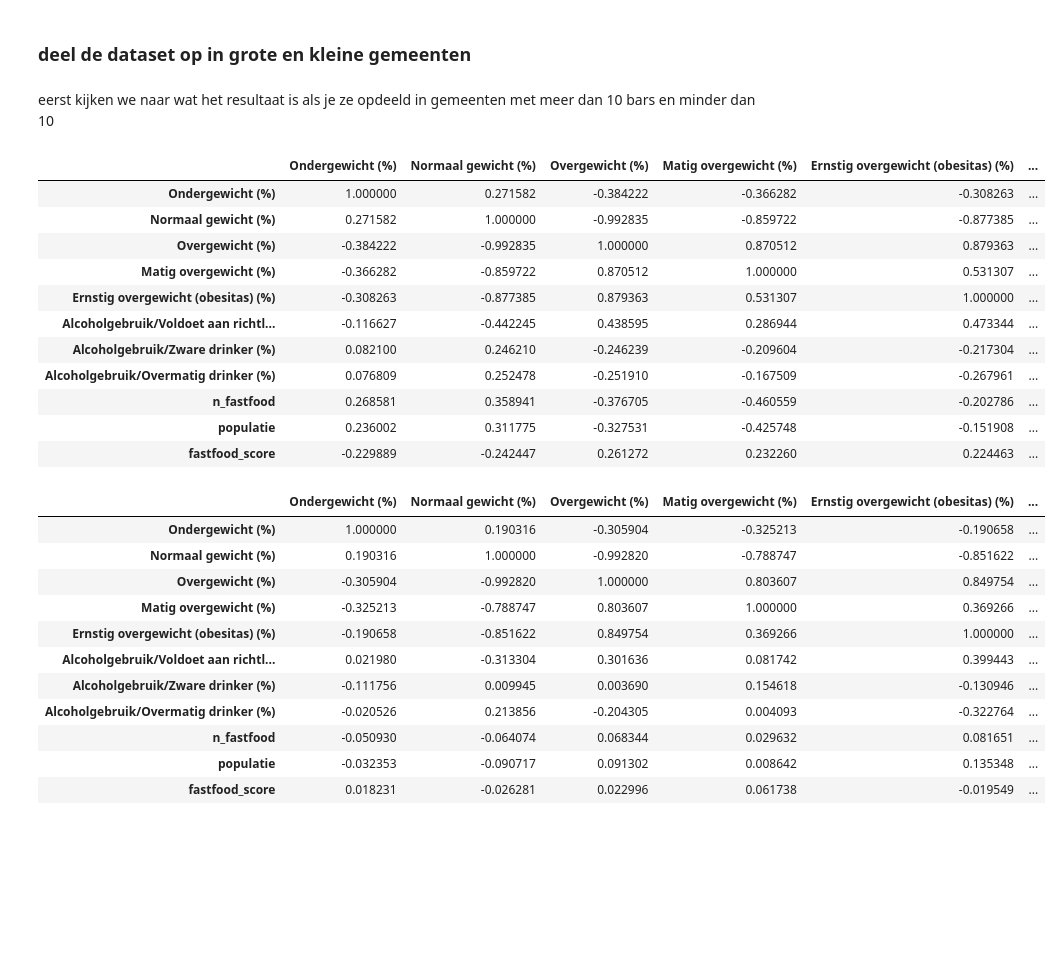
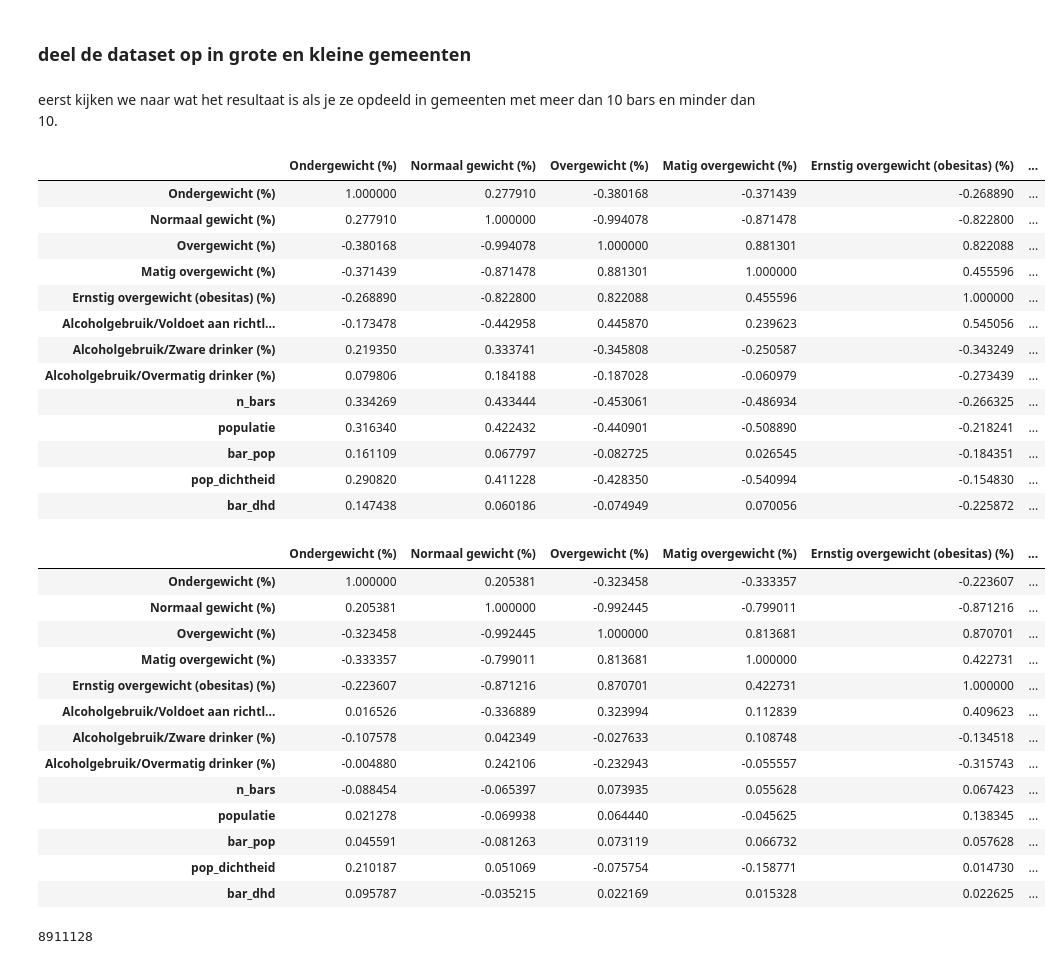
Before and after one commit to BB8-RIVM-2022/OpenStreetMap, a Jupyter notebook: openstreetmaps_bars_onderzoek_gemeenten.ipynb, the cells around one changed output. Saved outputs shown, nothing was run; the diff lists cells and outputs as text; code cells hidden in the pictures; blank space fills up the shorter version.

```diff
--- a/openstreetmaps_fastfood_onderzoek.ipynb
+++ b/openstreetmaps_bars_onderzoek_gemeenten.ipynb
@@ -138,12 +152,15 @@ Zundert
 # %% [markdown]
 ### normaliseer de berekende data
 # %%
-# normaliseer populatie gedeeld door restaurants.
-mx = max(gemeenten_df['fastfood_score'])
-fastfood_score = [float(i)/mx for i in gemeenten_df['fastfood_score']]
+# normaliseer populatie gedeeld door bars.
+mx = max(gemeenten_df['bar_pop'])
+bar_pop = [float(i)/mx for i in gemeenten_df['bar_pop']]
+# normaliseer bevolkingsdichtheid gedeeld door bars.
+mx = max(gemeenten_df['bar_dhd'])
+bar_dhd = [float(i)/mx for i in gemeenten_df['bar_dhd']]
 # %%
 # data opslaan in dataframe.
-gemeenten_df['fastfood_score'] = fastfood_score
-
+gemeenten_df['bar_pop'] = bar_pop
+gemeenten_df['bar_dhd'] = bar_dhd
 display(gemeenten_df)
 # %% [output]
@@ -181,8 +198,8 @@ display(gezondheids_monitor_df)
 | 342 | Zwolle | 2.1 | 52.1 | 45.8 | 34.8 | ... |
 343 rows × 9 columns
 # %%
-# voeg de data toe aan dataframe.
-gezondheids_monitor_df[['n_fastfood', 'populatie', 'fastfood_score']] = gemeenten_df[['n_fastfood', 'populatie', 'fastfood_score']]
+# voeg data toe aan dataframe.
+gezondheids_monitor_df[['n_bars', 'populatie', 'bar_pop', 'pop_dichtheid', 'bar_dhd']] = gemeenten_df[['n_bars', 'populatie', 'bar_pop', 'pop_dichtheid', 'bar_dhd']]
 display(gezondheids_monitor_df)
 # %% [output]
 |  | Regio’s | Ondergewicht (%) | Normaal gewicht (%) | Overgewicht (%) | Matig overgewicht (%) | ... |
@@ -262,7 +281,7 @@ plt.show
 # %% [markdown]
 ### deel de dataset op in grote en kleine gemeenten
 # %% [markdown]
-eerst kijken we naar wat het resultaat is als je ze opdeeld in gemeenten met meer dan 10 bars en minder dan 10
+eerst kijken we naar wat het resultaat is als je ze opdeeld in gemeenten met meer dan 10 bars en minder dan 10.
 # %%
-fastfoodScore_df = gezondheids_monitor_df.drop(gezondheids_monitor_df[gezondheids_monitor_df.n_fastfood < 11].index)
+barScore_df = gezondheids_monitor_df.drop(gezondheids_monitor_df[gezondheids_monitor_df.n_bars < 11].index)
 # %%
@@ -270,32 +289,40 @@ Nfastfood_df = gezondheids_monitor_df.drop(gezondheids_monitor_df[gezondheids_mo
 # %%
-fastfoodScore_df.corr()
+barScore_df.corr()
 # %% [output]
 |  | Ondergewicht (%) | Normaal gewicht (%) | Overgewicht (%) | Matig overgewicht (%) | Ernstig overgewicht (obesitas) (%) | ... |
-| Ondergewicht (%) | 1.000000 | 0.271582 | -0.384222 | -0.366282 | -0.308263 | ... |
-| Normaal gewicht (%) | 0.271582 | 1.000000 | -0.992835 | -0.859722 | -0.877385 | ... |
-| Overgewicht (%) | -0.384222 | -0.992835 | 1.000000 | 0.870512 | 0.879363 | ... |
-| Matig overgewicht (%) | -0.366282 | -0.859722 | 0.870512 | 1.000000 | 0.531307 | ... |
-| Ernstig overgewicht (obesitas) (%) | -0.308263 | -0.877385 | 0.879363 | 0.531307 | 1.000000 | ... |
-| Alcoholgebruik/Voldoet aan richtl... | -0.116627 | -0.442245 | 0.438595 | 0.286944 | 0.473344 | ... |
-| Alcoholgebruik/Zware drinker (%) | 0.082100 | 0.246210 | -0.246239 | -0.209604 | -0.217304 | ... |
-| Alcoholgebruik/Overmatig drinker (%) | 0.076809 | 0.252478 | -0.251910 | -0.167509 | -0.267961 | ... |
-| n_fastfood | 0.268581 | 0.358941 | -0.376705 | -0.460559 | -0.202786 | ... |
-| populatie | 0.236002 | 0.311775 | -0.327531 | -0.425748 | -0.151908 | ... |
-| fastfood_score | -0.229889 | -0.242447 | 0.261272 | 0.232260 | 0.224463 | ... |
+| Ondergewicht (%) | 1.000000 | 0.277910 | -0.380168 | -0.371439 | -0.268890 | ... |
+| Normaal gewicht (%) | 0.277910 | 1.000000 | -0.994078 | -0.871478 | -0.822800 | ... |
+| Overgewicht (%) | -0.380168 | -0.994078 | 1.000000 | 0.881301 | 0.822088 | ... |
+| Matig overgewicht (%) | -0.371439 | -0.871478 | 0.881301 | 1.000000 | 0.455596 | ... |
+| Ernstig overgewicht (obesitas) (%) | -0.268890 | -0.822800 | 0.822088 | 0.455596 | 1.000000 | ... |
+| Alcoholgebruik/Voldoet aan richtl... | -0.173478 | -0.442958 | 0.445870 | 0.239623 | 0.545056 | ... |
+| Alcoholgebruik/Zware drinker (%) | 0.219350 | 0.333741 | -0.345808 | -0.250587 | -0.343249 | ... |
+| Alcoholgebruik/Overmatig drinker (%) | 0.079806 | 0.184188 | -0.187028 | -0.060979 | -0.273439 | ... |
+| n_bars | 0.334269 | 0.433444 | -0.453061 | -0.486934 | -0.266325 | ... |
+| populatie | 0.316340 | 0.422432 | -0.440901 | -0.508890 | -0.218241 | ... |
+| bar_pop | 0.161109 | 0.067797 | -0.082725 | 0.026545 | -0.184351 | ... |
+| pop_dichtheid | 0.290820 | 0.411228 | -0.428350 | -0.540994 | -0.154830 | ... |
+| bar_dhd | 0.147438 | 0.060186 | -0.074949 | 0.070056 | -0.225872 | ... |
 # %%
-Nfastfood_df.corr()
+Nbars_df.corr()
 # %% [output]
 |  | Ondergewicht (%) | Normaal gewicht (%) | Overgewicht (%) | Matig overgewicht (%) | Ernstig overgewicht (obesitas) (%) | ... |
-| Ondergewicht (%) | 1.000000 | 0.190316 | -0.305904 | -0.325213 | -0.190658 | ... |
-| Normaal gewicht (%) | 0.190316 | 1.000000 | -0.992820 | -0.788747 | -0.851622 | ... |
-| Overgewicht (%) | -0.305904 | -0.992820 | 1.000000 | 0.803607 | 0.849754 | ... |
-| Matig overgewicht (%) | -0.325213 | -0.788747 | 0.803607 | 1.000000 | 0.369266 | ... |
-| Ernstig overgewicht (obesitas) (%) | -0.190658 | -0.851622 | 0.849754 | 0.369266 | 1.000000 | ... |
-| Alcoholgebruik/Voldoet aan richtl... | 0.021980 | -0.313304 | 0.301636 | 0.081742 | 0.399443 | ... |
-| Alcoholgebruik/Zware drinker (%) | -0.111756 | 0.009945 | 0.003690 | 0.154618 | -0.130946 | ... |
-| Alcoholgebruik/Overmatig drinker (%) | -0.020526 | 0.213856 | -0.204305 | 0.004093 | -0.322764 | ... |
-| n_fastfood | -0.050930 | -0.064074 | 0.068344 | 0.029632 | 0.081651 | ... |
-| populatie | -0.032353 | -0.090717 | 0.091302 | 0.008642 | 0.135348 | ... |
-| fastfood_score | 0.018231 | -0.026281 | 0.022996 | 0.061738 | -0.019549 | ... |
+| Ondergewicht (%) | 1.000000 | 0.205381 | -0.323458 | -0.333357 | -0.223607 | ... |
+| Normaal gewicht (%) | 0.205381 | 1.000000 | -0.992445 | -0.799011 | -0.871216 | ... |
+| Overgewicht (%) | -0.323458 | -0.992445 | 1.000000 | 0.813681 | 0.870701 | ... |
+| Matig overgewicht (%) | -0.333357 | -0.799011 | 0.813681 | 1.000000 | 0.422731 | ... |
+| Ernstig overgewicht (obesitas) (%) | -0.223607 | -0.871216 | 0.870701 | 0.422731 | 1.000000 | ... |
+| Alcoholgebruik/Voldoet aan richtl... | 0.016526 | -0.336889 | 0.323994 | 0.112839 | 0.409623 | ... |
+| Alcoholgebruik/Zware drinker (%) | -0.107578 | 0.042349 | -0.027633 | 0.108748 | -0.134518 | ... |
+| Alcoholgebruik/Overmatig drinker (%) | -0.004880 | 0.242106 | -0.232943 | -0.055557 | -0.315743 | ... |
+| n_bars | -0.088454 | -0.065397 | 0.073935 | 0.055628 | 0.067423 | ... |
+| populatie | 0.021278 | -0.069938 | 0.064440 | -0.045625 | 0.138345 | ... |
+| bar_pop | 0.045591 | -0.081263 | 0.073119 | 0.066732 | 0.057628 | ... |
+| pop_dichtheid | 0.210187 | 0.051069 | -0.075754 | -0.158771 | 0.014730 | ... |
+| bar_dhd | 0.095787 | -0.035215 | 0.022169 | 0.015328 | 0.022625 | ... |
+# %%
+print(sum(barScore_df['populatie']))
+# %% [output]
+8911128
 # %% [markdown]
 je kan zien dat de correlaties beter worden wanneer je klein van groot schijt.
```
Also changed, not shown: parts of 23 cells of this notebook, 3 other files.
